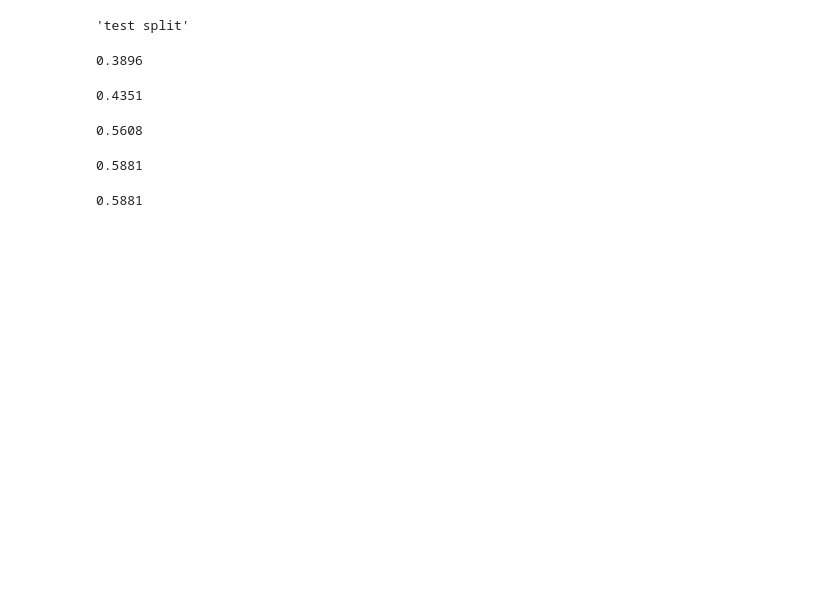
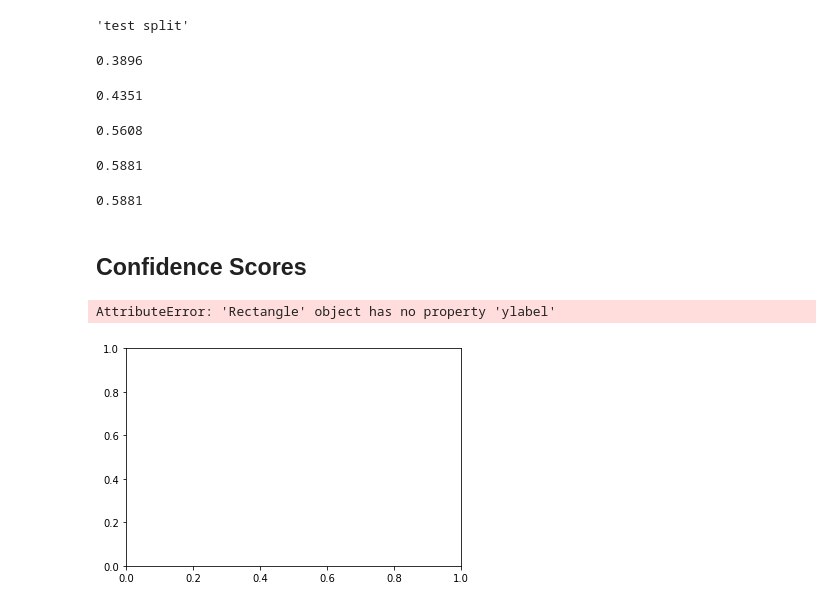
Before and after one commit to tlabarta/helpfulnessofxai, a Jupyter notebook: test_set_analyzer.ipynb, the cells around one changed output. Drawn from its saved outputs; the diff is of its cells as text; code cells hidden in the pictures; blank space fills up the shorter version.

```diff
--- a/test_set_analyzer.ipynb
+++ b/test_set_analyzer.ipynb
@@ -672,3 +674,5 @@ df_vgg_2 = pd.read_pickle("./data2/stats/df_vgg.pickle")
 df_vgg_2["pred_is_correct"].sum()/df_vgg_2.shape[0]
 # %% [output]
 0.5881
+# %% [markdown]
+## Confidence Scores
@@ -674,0 +682,3 @@ df_vgg_2["pred_is_correct"].sum()/df_vgg_2.shape[0]
+# %%
+labels = ["first class", "second class", "third class"]
+numbers = [28, 58, 30]
@@ -674,0 +692,10 @@ df_vgg_2["pred_is_correct"].sum()/df_vgg_2.shape[0]
+# %%
+plt.figure()
+splot=sns.barplot(x="numbers",y="labels",data=pd.DataFrame({"labels":labels, "numbers": numbers}), color="blue", ylabel=None)
+plt.xlim(0, 100)
+plt.xlabel("Continent", size=16)
+# plt.ylabel("LifeExp", size=16)
+plt.bar_label(splot.containers[0], labels=[f"{score}%" for score in numbers])
+# %% [output]
+AttributeError: 'Rectangle' object has no property 'ylabel'
+[figure, added]
```
Also changed, not shown: parts of 10 cells of this notebook, 17 other files.
